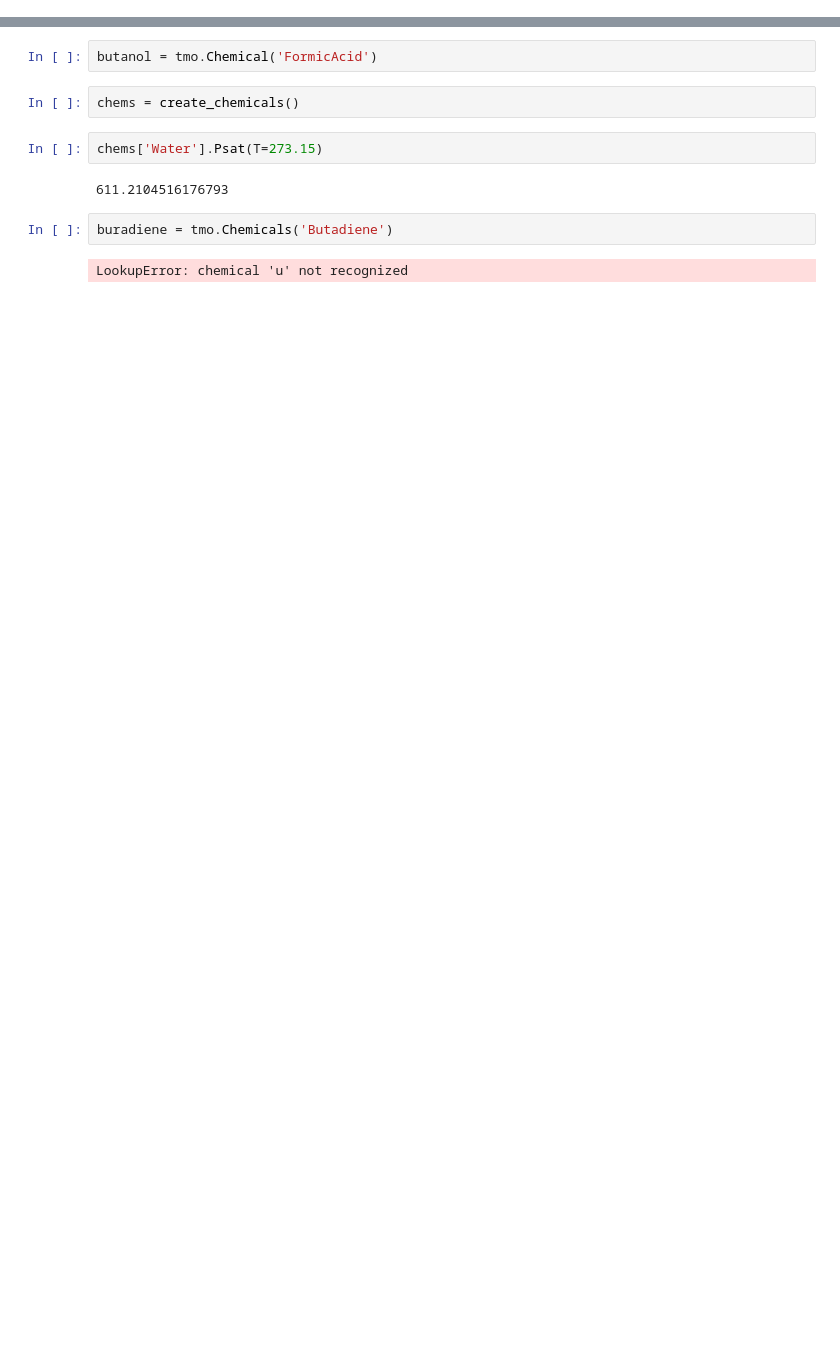
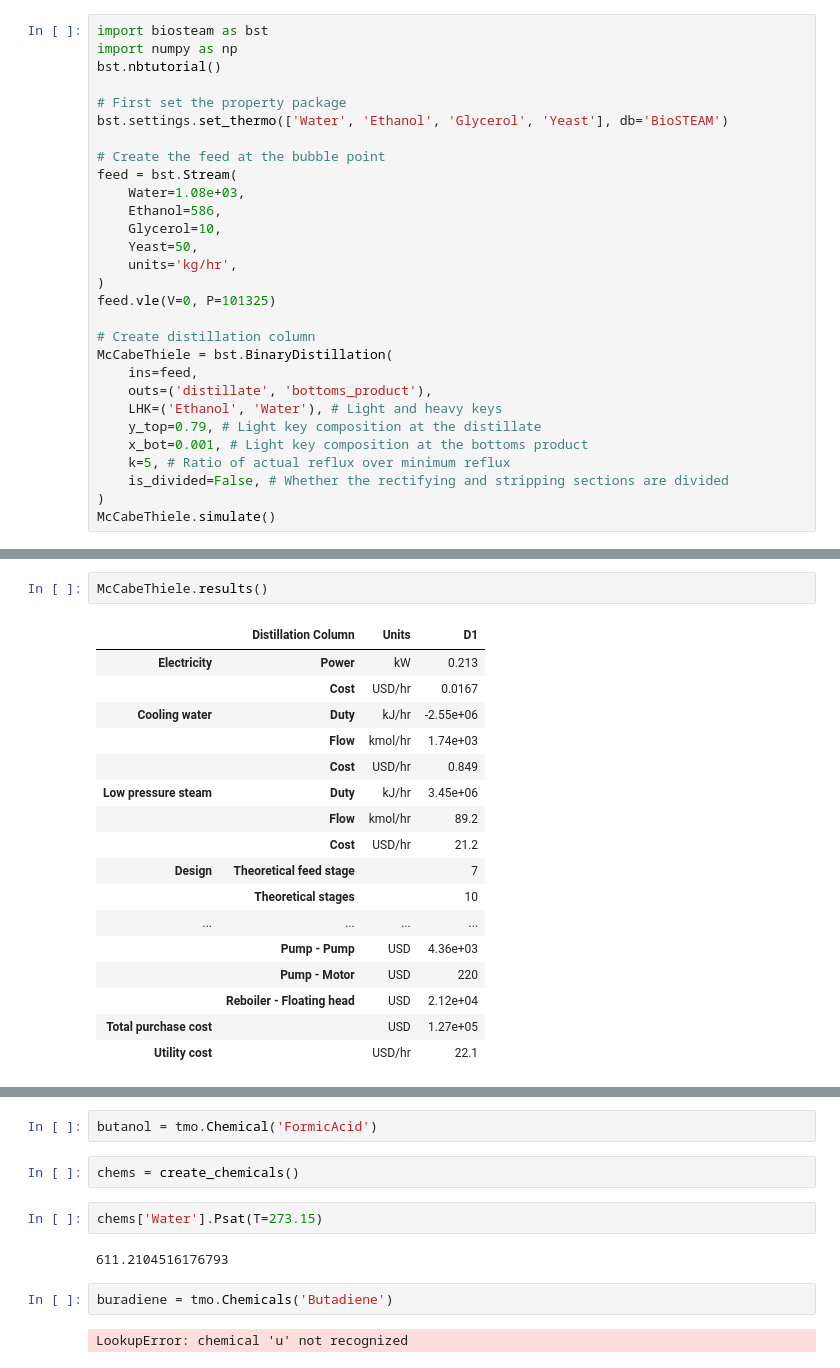
Before and after one commit to H-Wadgama/belt, a Jupyter notebook: atj_saf/separation_trialz.ipynb, the cells around one changed output, grey strips where cells are left out. Drawn from its saved outputs; the diff is of its cells as text; blank space fills up the shorter version.

Commit message:
updated raw tool result printing

```diff
--- a/atj_saf/separation_trialz.ipynb
+++ b/atj_saf/separation_trialz.ipynb
@@ -0,0 +1,29 @@
+# %%
+import biosteam as bst
+import numpy as np
+bst.nbtutorial()
+
+# First set the property package
+bst.settings.set_thermo(['Water', 'Ethanol', 'Glycerol', 'Yeast'], db='BioSTEAM')
+
+# Create the feed at the bubble point
+feed = bst.Stream(
+    Water=1.08e+03,
+    Ethanol=586,
+    Glycerol=10,
+    Yeast=50,
+    units='kg/hr',
+)
+feed.vle(V=0, P=101325)
+
+# Create distillation column
+McCabeThiele = bst.BinaryDistillation(
+    ins=feed,
+    outs=('distillate', 'bottoms_product'),
+    LHK=('Ethanol', 'Water'), # Light and heavy keys
+    y_top=0.79, # Light key composition at the distillate
+    x_bot=0.001, # Light key composition at the bottoms product
+    k=5, # Ratio of actual reflux over minimum reflux
+    is_divided=False, # Whether the rectifying and stripping sections are divided
+)
+McCabeThiele.simulate()
@@ -0,0 +50,20 @@
+# %%
+McCabeThiele.results()
+# %% [output]
+|  | Distillation Column | Units | D1 |
+| Electricity | Power | kW | 0.213 |
+|  | Cost | USD/hr | 0.0167 |
+| Cooling water | Duty | kJ/hr | -2.55e+06 |
+|  | Flow | kmol/hr | 1.74e+03 |
+|  | Cost | USD/hr | 0.849 |
+| Low pressure steam | Duty | kJ/hr | 3.45e+06 |
+|  | Flow | kmol/hr | 89.2 |
+|  | Cost | USD/hr | 21.2 |
+| Design | Theoretical feed stage |  | 7 |
+|  | Theoretical stages |  | 10 |
+| ... | ... | ... | ... |
+|  | Pump - Pump | USD | 4.36e+03 |
+|  | Pump - Motor | USD | 220 |
+|  | Reboiler - Floating head | USD | 2.12e+04 |
+| Total purchase cost |  | USD | 1.27e+05 |
+| Utility cost |  | USD/hr | 22.1 |
```
Also changed, not shown: parts of 41 cells of this notebook, 14 other files.
